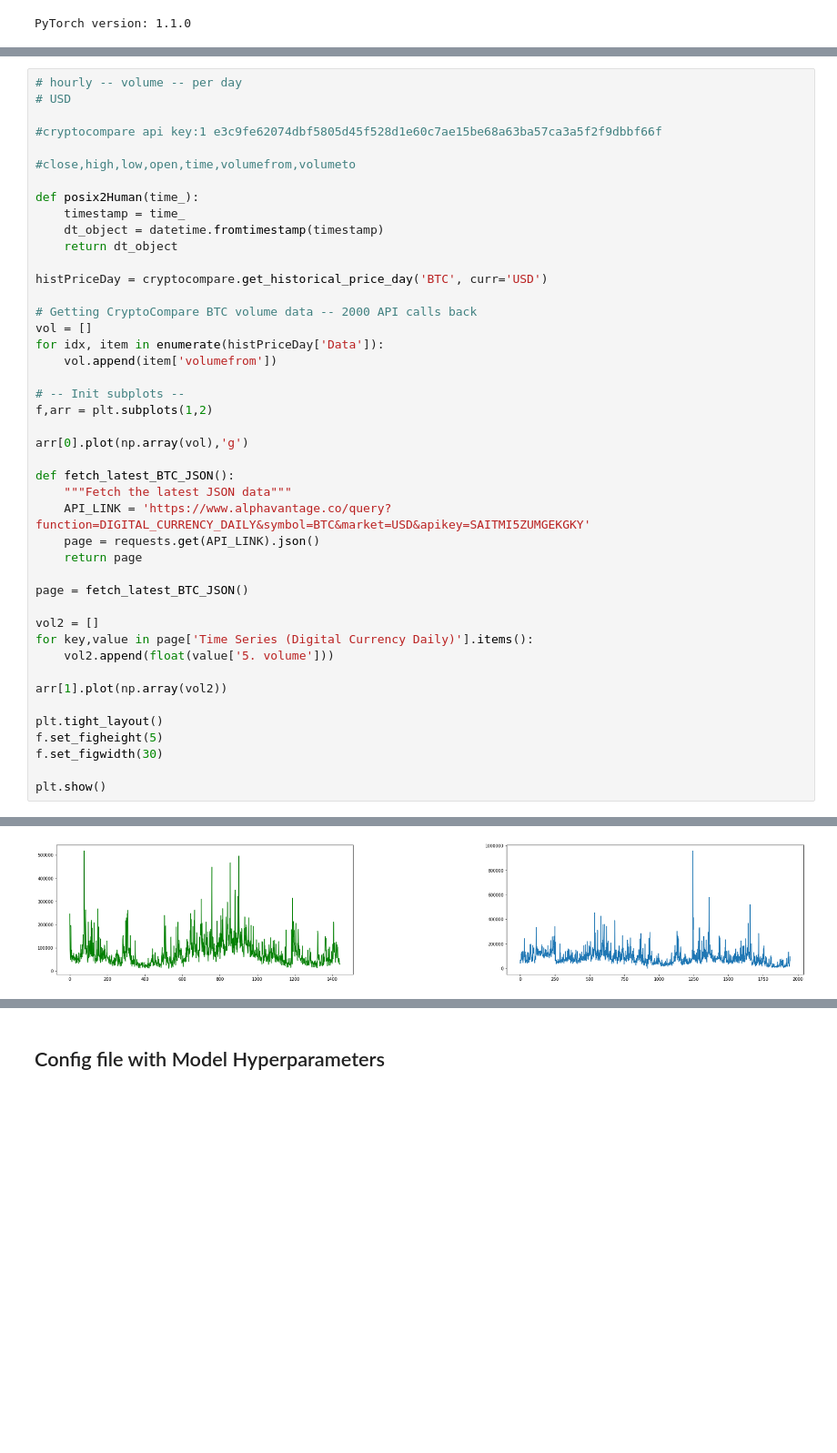
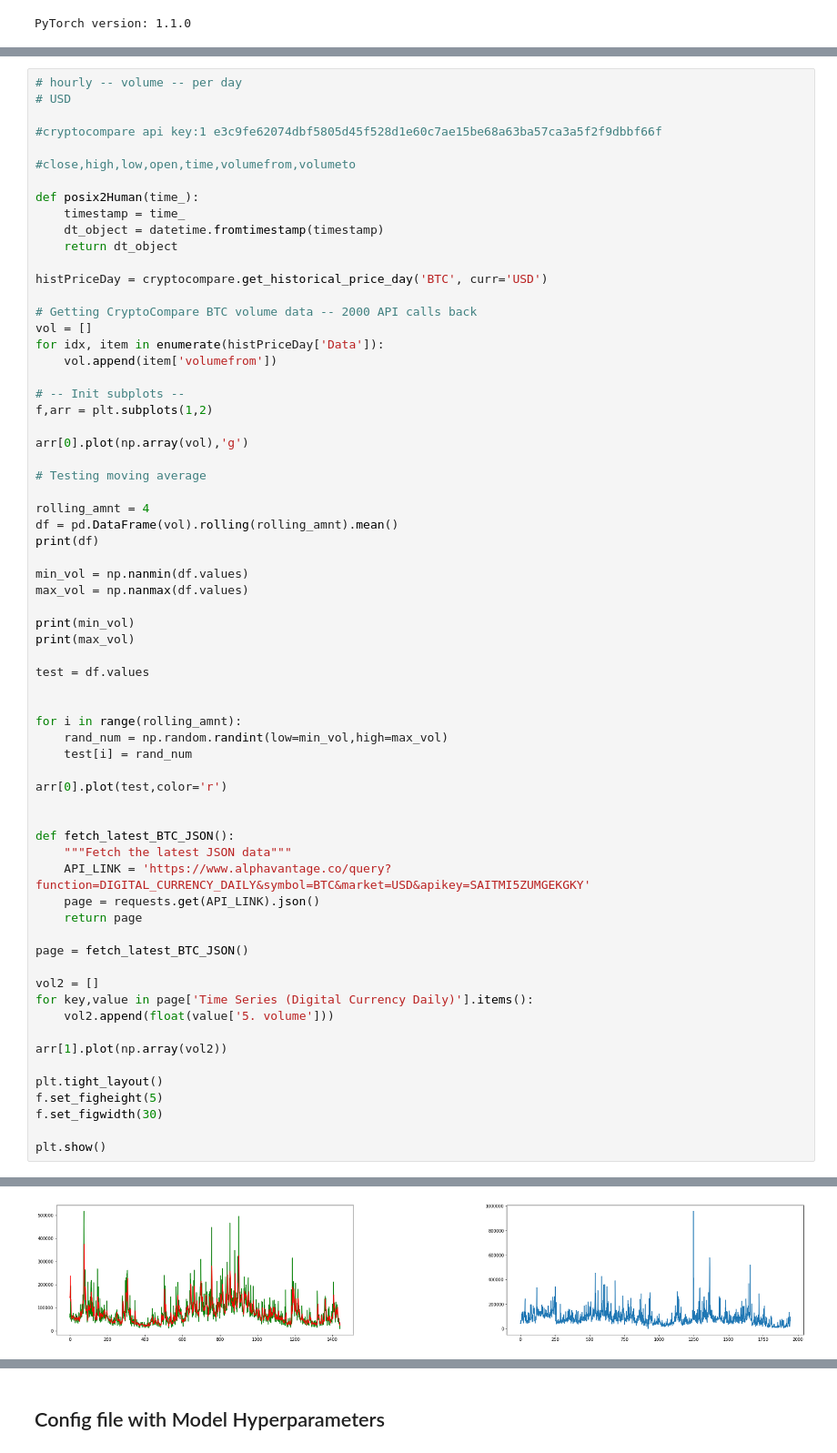
Before and after one commit to gohurali/Financial-Market-Prediction, a Jupyter notebook: notebooks/model_viz_test.ipynb, the cells around one changed output, grey strips where cells are left out. Shown at 91% size. Cells and saved outputs as stored; diff of their text form; blank space fills up the shorter version.

```diff
--- a/notebooks/model_viz_test.ipynb
+++ b/notebooks/model_viz_test.ipynb
@@ -62,6 +71,28 @@ f,arr = plt.subplots(1,2)
 
 arr[0].plot(np.array(vol),'g')
 
+# Testing moving average
+
+rolling_amnt = 4
+df = pd.DataFrame(vol).rolling(rolling_amnt).mean()
+print(df)
+
+min_vol = np.nanmin(df.values)
+max_vol = np.nanmax(df.values)
+
+print(min_vol)
+print(max_vol)
+
+test = df.values
+
+
+for i in range(rolling_amnt):
+    rand_num = np.random.randint(low=min_vol,high=max_vol)
+    test[i] = rand_num
+
+arr[0].plot(test,color='r')
+
+
 def fetch_latest_BTC_JSON():
     """Fetch the latest JSON data"""
     API_LINK = 'https://www.alphavantage.co/query?function=DIGITAL_CURRENCY_DAILY&symbol=BTC&market=USD&apikey=SAITMI5ZUMGEKGKY'
@@ -85 +133 @@ plt.show()
-[figure, old version]
+[figure, new version]
```
Also changed, not shown: parts of 10 cells of this notebook.
